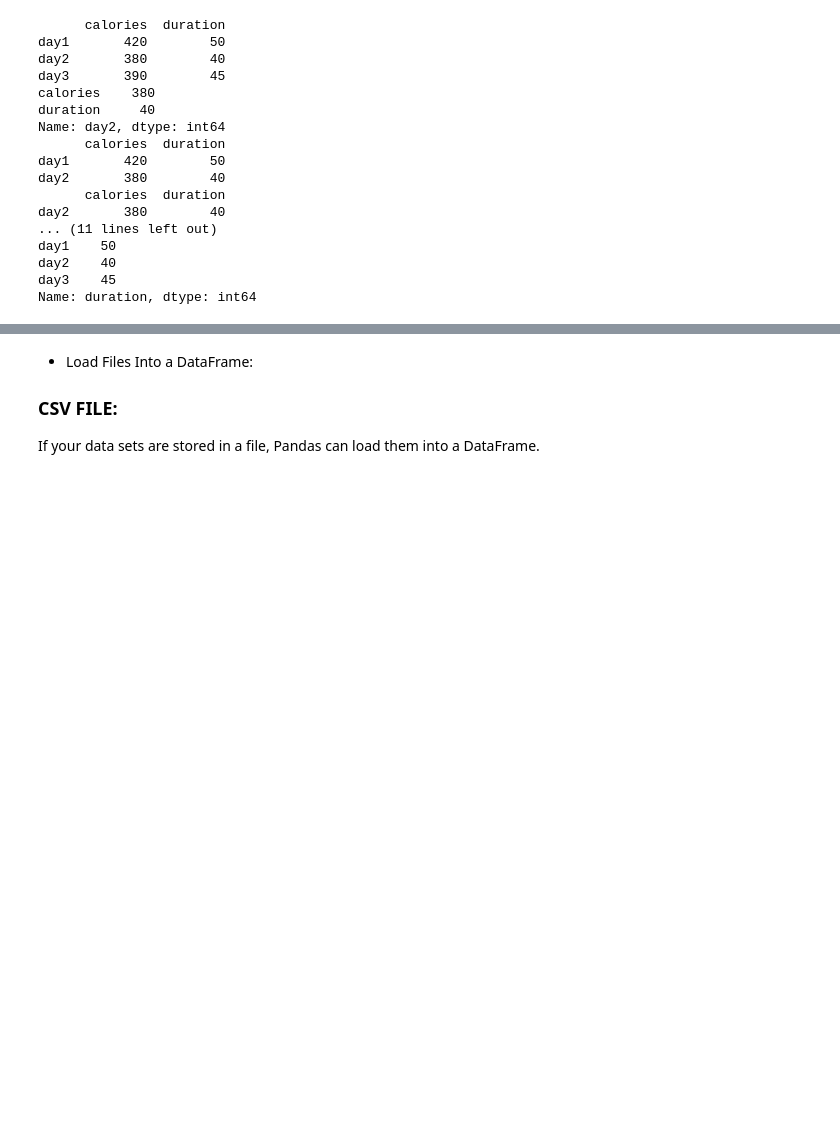
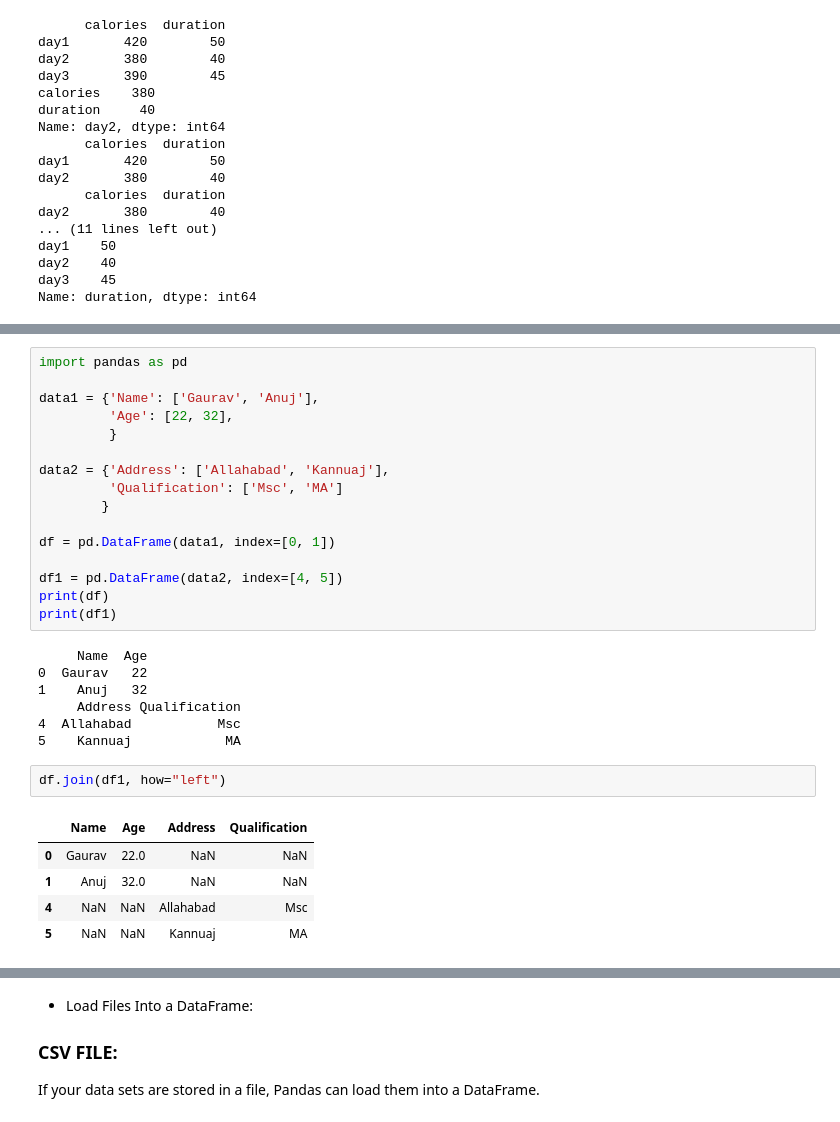
Before and after one commit to VaishnaviJadhav350/intern, a Jupyter notebook: python basics/python libraries/pandas.ipynb, the cells around one changed output, grey strips where cells are left out. Saved outputs shown, nothing was run; the diff lists cells and outputs as text; blank space fills up the shorter version.

```diff
--- a/python basics/python libraries/pandas.ipynb
+++ b/python basics/python libraries/pandas.ipynb
@@ -184,0 +481,31 @@ Name: duration, dtype: int64
+# %%
+import pandas as pd
+
+data1 = {'Name': ['Gaurav', 'Anuj'],
+         'Age': [22, 32],
+         }
+
+data2 = {'Address': ['Allahabad', 'Kannuaj'],
+         'Qualification': ['Msc', 'MA']
+        }
+
+df = pd.DataFrame(data1, index=[0, 1])
+
+df1 = pd.DataFrame(data2, index=[4, 5])
+print(df)
+print(df1)
+# %% [output]
+     Name  Age
+0  Gaurav   22
+1    Anuj   32
+     Address Qualification
+4  Allahabad           Msc
+5    Kannuaj            MA
+# %%
+df.join(df1, how="left")
+# %% [output]
+|  | Name | Age | Address | Qualification |
+| 0 | Gaurav | 22.0 | NaN | NaN |
+| 1 | Anuj | 32.0 | NaN | NaN |
+| 4 | NaN | NaN | Allahabad | Msc |
+| 5 | NaN | NaN | Kannuaj | MA |
```
Also changed, not shown: parts of 29 cells of this notebook, 2 other files.
